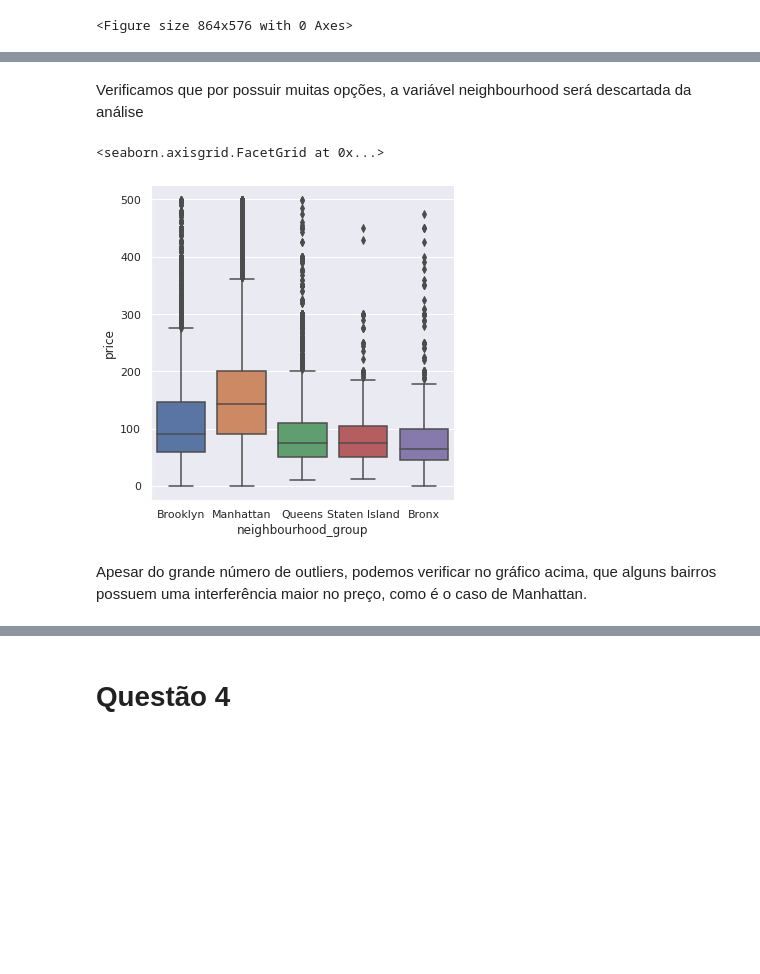
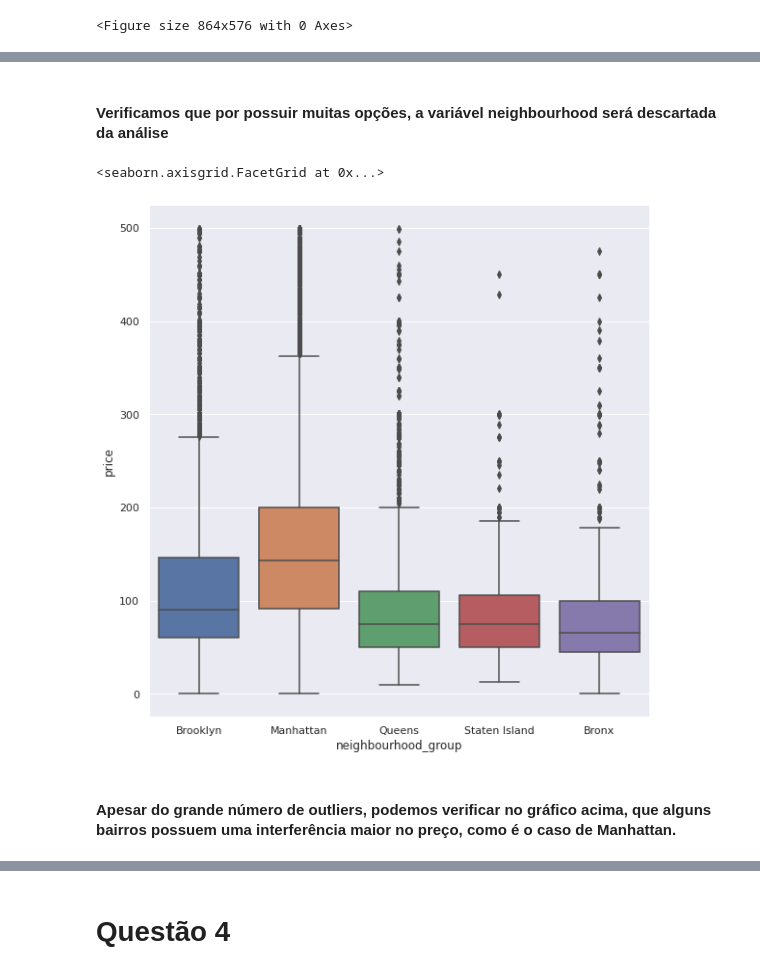
Before and after one commit to leonaysinger/ab_nyc, a Jupyter notebook: AB_NYC_2019_notebook.ipynb, the cells around one changed output, grey strips where cells are left out. Saved outputs shown, nothing was run; the diff lists cells and outputs as text; code cells hidden in the pictures; blank space fills up the shorter version.

```diff
--- a/AB_NYC_2019_notebook.ipynb
+++ b/AB_NYC_2019_notebook.ipynb
@@ -98,4 +102,4 @@ De início podemos eliminar algumas variáveis não vão interferir no preço
 # %%
-columns_to_delete = ['id', 'host_id', 'name', 'host_name', 'last_review']
+columns_to_delete = ['id', 'name', 'host_name', 'last_review']
 new_dt = df_ab_nyc.drop(columns_to_delete, axis='columns')
 # %% [markdown]
@@ -223,12 +227,12 @@ Valores de neighbourhood
  'Rosebank' 'Unionport' 'Mill Basin' 'Arden Heights' "Bull's Head"
  'New Dorp' 'Rossville' 'Breezy Point' 'Willowbrook']
 # %% [markdown]
-Verificamos que por possuir muitas opções, a variável neighbourhood será descartada da análise
+#### Verificamos que por possuir muitas opções, a variável neighbourhood será descartada da análise
 # %%
-sns.catplot(x="neighbourhood_group", y="price", kind="box", data=df)
+sns.catplot(x="neighbourhood_group", y="price", kind="box", data=df, height=8, aspect=1)
 # %% [output]
 <seaborn.axisgrid.FacetGrid at 0x...>
-[figure, old version]
+[figure, new version]
 # %% [markdown]
-Apesar do grande número de outliers, podemos verificar no gráfico acima, que alguns bairros possuem uma interferência maior no preço, como é o caso de Manhattan.
+#### Apesar do grande número de outliers, podemos verificar no gráfico acima, que alguns bairros possuem uma interferência maior no preço, como é o caso de Manhattan.
 # %%
```
Also changed, not shown: parts of 41 cells of this notebook, 3 other files.
